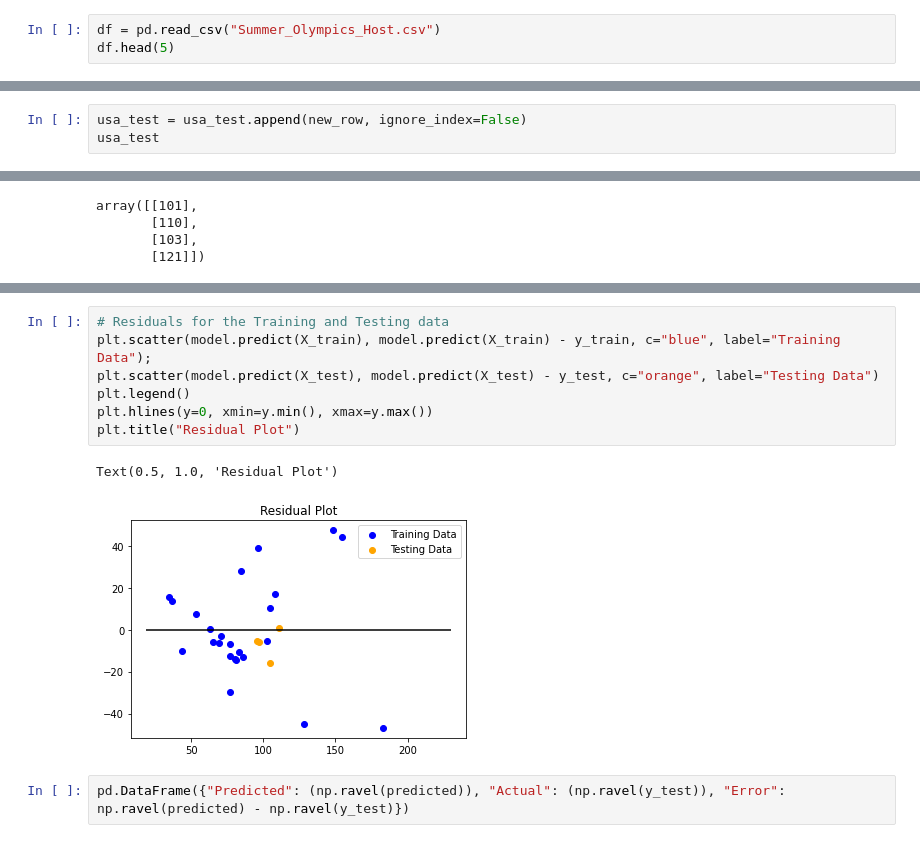
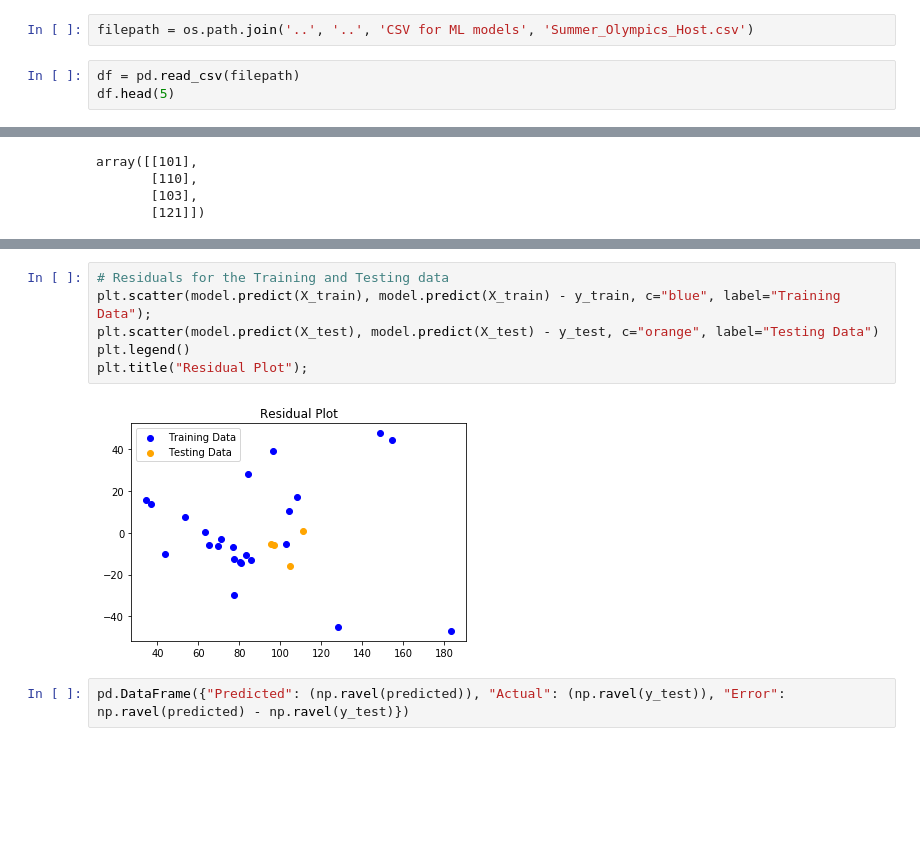
Before and after one commit to diannejardinez/Olympic_Data_machine_learning, a Jupyter notebook: ML Models/Linear Regression Models-USA/LinearRegression_1.ipynb, the cells around one changed output, grey strips where cells are left out. Cells and saved outputs as stored; diff of their text form; blank space fills up the shorter version.

```diff
--- a/ML Models/Linear Regression Models-USA/LinearRegression_1.ipynb
+++ b/ML Models/Linear Regression Models-USA/LinearRegression_1.ipynb
@@ -3,6 +5,8 @@ import pandas as pd
 import matplotlib.pyplot as plt
+# %%
+filepath = os.path.join('..', '..', 'CSV for ML models', 'Summer_Olympics_Host.csv')
 # %%
-df = pd.read_csv("Summer_Olympics_Host.csv")
+df = pd.read_csv(filepath)
 df.head(5)
 # %% [output]
 |  | Year | Country | Total_Medals | Gold | Silver | Bronze | Athletes | Event | Sport | Host |
@@ -105,3 +96,0 @@ Name: 0, dtype: object
-# %%
-usa_test = usa_test.append(new_row, ignore_index=False)
-usa_test
@@ -182,13 +150,11 @@ Testing Score: -0.33362839547761935
 # %%
 # Residuals for the Training and Testing data
 plt.scatter(model.predict(X_train), model.predict(X_train) - y_train, c="blue", label="Training Data");
 plt.scatter(model.predict(X_test), model.predict(X_test) - y_test, c="orange", label="Testing Data")
 plt.legend()
-plt.hlines(y=0, xmin=y.min(), xmax=y.max())
-plt.title("Residual Plot")
+plt.title("Residual Plot");
 # %% [output]
-Text(0.5, 1.0, 'Residual Plot')
-[figure, old version]
+[figure, new version]
 # %%
 pd.DataFrame({"Predicted": (np.ravel(predicted)), "Actual": (np.ravel(y_test)), "Error": np.ravel(predicted) - np.ravel(y_test)})
 # %% [output]
```
Also changed, not shown: parts of 11 cells of this notebook.
